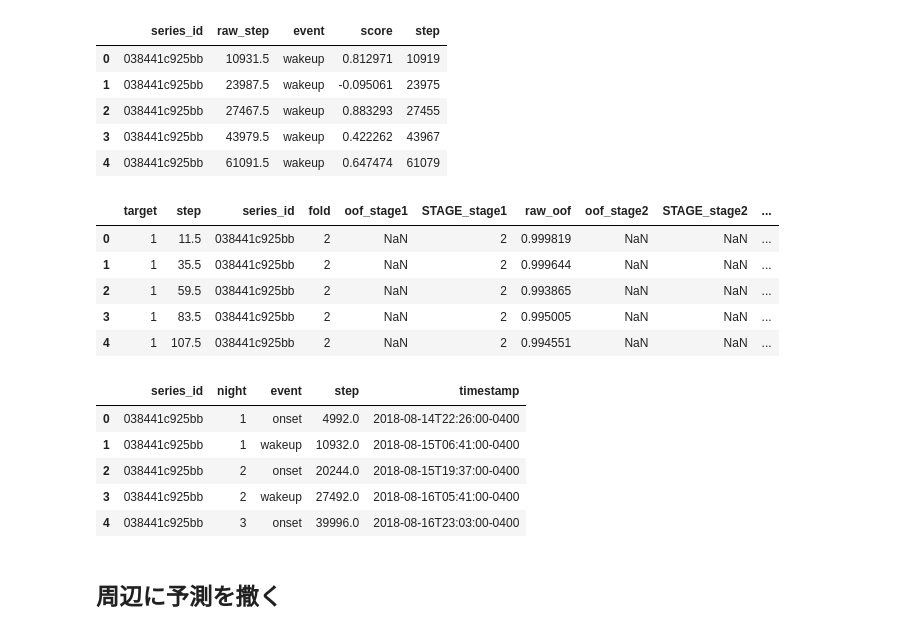
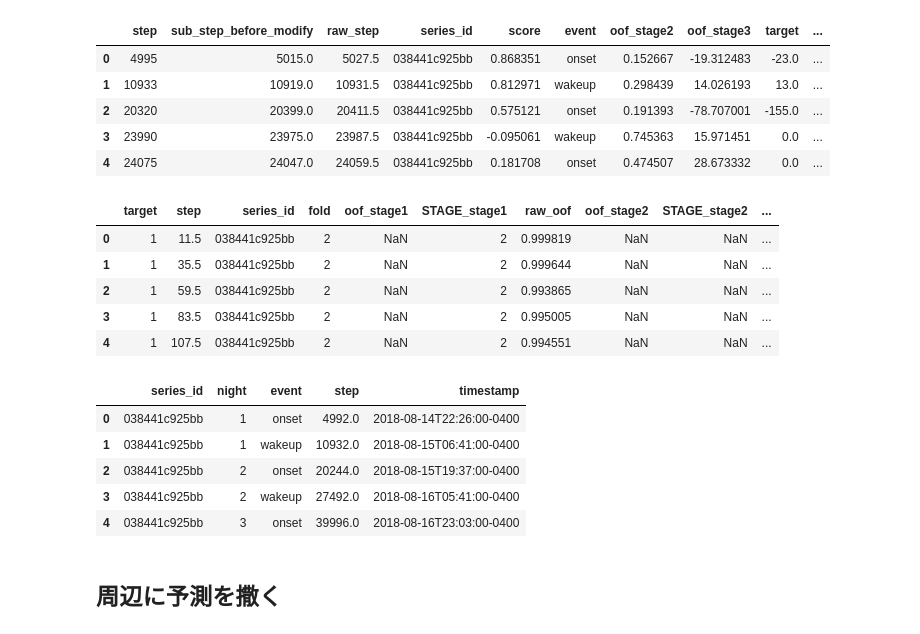
Before and after one commit to penguin-prg/child-mind-institute-detect-sleep-states, a Jupyter notebook: model/xgboost/step_classifier/ranker.ipynb, the cells around one changed output. Drawn from its saved outputs; the diff is of its cells as text; code cells hidden in the pictures.

```diff
--- a/model/xgboost/step_classifier/ranker.ipynb
+++ b/model/xgboost/step_classifier/ranker.ipynb
@@ -58,19 +59,19 @@ CFG = yaml.load(config, Loader=yaml.SafeLoader)
 CFG["output_dir"] = f"/kaggle/output/{CFG['execution']['exp_id']}"
 os.makedirs(CFG["output_dir"], exist_ok=True)
 # %%
-sub = pd.read_csv(f'/kaggle/output/{CFG["dataset"]["oof_exp"]}/submission.csv')
-oof = pd.read_csv(f'/kaggle/output/{CFG["dataset"]["oof_exp"]}/oof.csv')
+sub = pd.read_csv(f'/kaggle/output/{CFG["dataset"]["3rd_stage_exp"]}/oof.csv')
+oof = pd.read_csv(f'/kaggle/output/{CFG["dataset"]["2nd_stage_exp"]}/oof.csv')
 labels = pd.read_csv(f"{CFG['dataset']['competition_dir']}/train_events.csv").dropna()
 display(sub.head())
 display(oof.head())
 display(labels.head())
 # %% [output]
-|  | series_id | raw_step | event | score | step |
-| 0 | 038441c925bb | 10931.5 | wakeup | 0.812971 | 10919 |
-| 1 | 038441c925bb | 23987.5 | wakeup | -0.095061 | 23975 |
-| 2 | 038441c925bb | 27467.5 | wakeup | 0.883293 | 27455 |
-| 3 | 038441c925bb | 43979.5 | wakeup | 0.422262 | 43967 |
-| 4 | 038441c925bb | 61091.5 | wakeup | 0.647474 | 61079 |
+|  | step | sub_step_before_modify | raw_step | series_id | score | event | oof_stage2 | oof_stage3 | target | ... |
+| 0 | 4995 | 5015.0 | 5027.5 | 038441c925bb | 0.868351 | onset | 0.152667 | -19.312483 | -23.0 | ... |
+| 1 | 10933 | 10919.0 | 10931.5 | 038441c925bb | 0.812971 | wakeup | 0.298439 | 14.026193 | 13.0 | ... |
+| 2 | 20320 | 20399.0 | 20411.5 | 038441c925bb | 0.575121 | onset | 0.191393 | -78.707001 | -155.0 | ... |
+| 3 | 23990 | 23975.0 | 23987.5 | 038441c925bb | -0.095061 | wakeup | 0.745363 | 15.971451 | 0.0 | ... |
+| 4 | 24075 | 24047.0 | 24059.5 | 038441c925bb | 0.181708 | onset | 0.474507 | 28.673332 | 0.0 | ... |
 |  | target | step | series_id | fold | oof_stage1 | STAGE_stage1 | raw_oof | oof_stage2 | STAGE_stage2 | ... |
 | 0 | 1 | 11.5 | 038441c925bb | 2 | NaN | 2 | 0.999819 | NaN | NaN | ... |
 | 1 | 1 | 35.5 | 038441c925bb | 2 | NaN | 2 | 0.999644 | NaN | NaN | ... |
```
Also changed, not shown: parts of 10 cells of this notebook, 1 other file.
